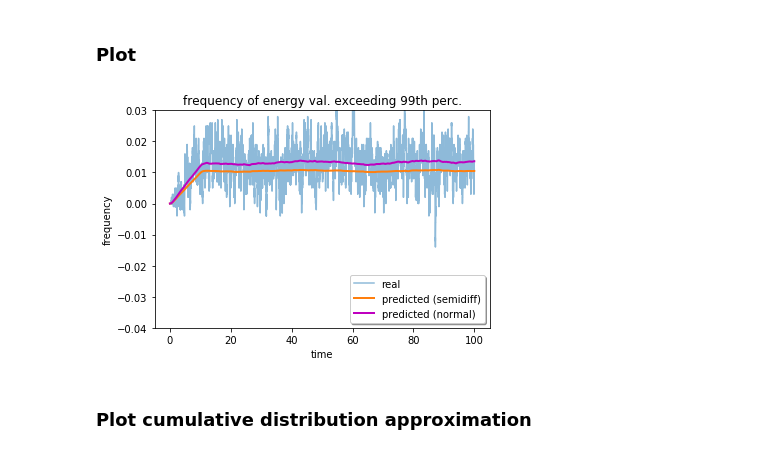
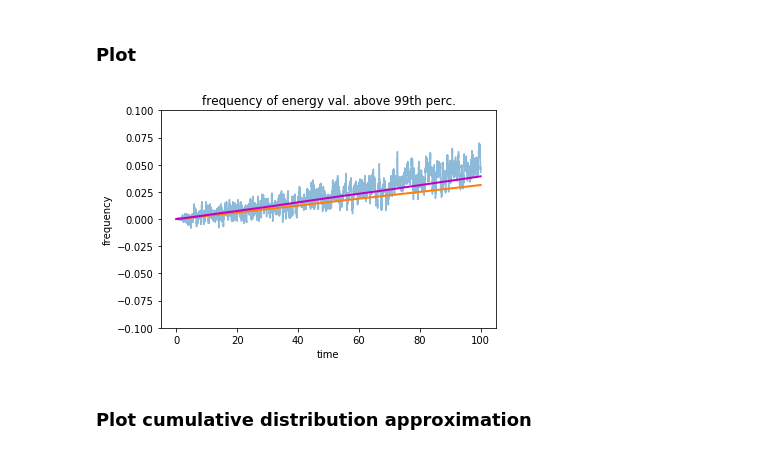
Before and after one commit to mcucchi9/exotic, a Jupyter notebook: notebooks/predictions_linear_plot.ipynb, the cells around one changed output. Cells and saved outputs as stored; diff of their text form; code cells hidden in the pictures.

```diff
--- a/notebooks/predictions_linear_plot.ipynb
+++ b/notebooks/predictions_linear_plot.ipynb
@@ -119,8 +207,8 @@ plt.savefig('/home/cucchi/phd/devel/phd/logbook/fig/pred_bin_L_03_10.png')
 # %% [markdown]
 ## Single Plot
 # %%
-force_linear_coefficient = 0.1
-deactivation_time = 10
+force_linear_coefficient = 0.03
+deactivation_time = 100
 forcing = 'LF_8_{}_0_{}'.format(force_linear_coefficient, deactivation_time)
 obs = 'energy_exceed_0.99q'
 # %%
@@ -149,28 +237,28 @@ resp_pred_normal = analysis.compute_response(chi_normal , forcings.LinearForcing
 # %%
 l1, = plt.plot(np.arange(0, 100, 0.01), resp_real.values, alpha=0.5)
 l2, = plt.plot(np.arange(0, 100, 0.01), resp_pred_semidiff[0:10000], linewidth=2)
 l3, = plt.plot(np.arange(0, 100, 0.01), resp_pred_normal[0:10000], linewidth=2, color='m')
 #plt.set_title(titles[k], size=17)
-plt.ylim(-0.04, 0.030)
+plt.ylim(-0.10, 0.10)
 #plt.tick_params(labelsize='x-normal')
 std_real = resp_real.std().values
 avg_real = resp_real.mean().values
 sig_digit_real = -math.floor(math.log10(std_real))
 std_pred_normal = resp_pred_normal[0:10000].std()
 avg_pred_normal = resp_pred_normal[0:10000].mean()
 sig_digit_pred_normal = -math.floor(math.log10(std_pred_normal))
 std_pred_semidiff = resp_pred_semidiff[0:10000].std()
 avg_pred_semidiff = resp_pred_semidiff[0:10000].mean()
 sig_digit_pred_semidiff = -math.floor(math.log10(std_pred_semidiff))
-plt.legend((l1, l2, l3), ('real', 'predicted (semidiff)', 'predicted (normal)'), loc='lower right', shadow=True)
-plt.title('frequency of energy val. exceeding 99th perc.')
+#plt.legend((l1, l2, l3), ('real', 'predicted (semidiff)', 'predicted (normal)'), loc='lower right', shadow=True)
+plt.title('frequency of energy val. above 99th perc.')
 plt.ylabel('frequency')
 plt.xlabel('time')
 plt.savefig('/home/cucchi/phd/devel/phd/logbook/fig/pred_{}_L_{}_{}.png'.format(
-    obs.replace('.', ''), str(force_linear_coefficient).replace('.', ''), str(deactivation_time)#
+    obs.replace('.', ''), str(force_linear_coefficient).replace('.', ''), str(deactivation_time)
 ))
 # %% [output]
-[figure, old version]
+[figure, new version]
 # %% [markdown]
 ### Plot cumulative distribution approximation
 # %%
```
Also changed, not shown: parts of 17 cells of this notebook, 2 other files.
